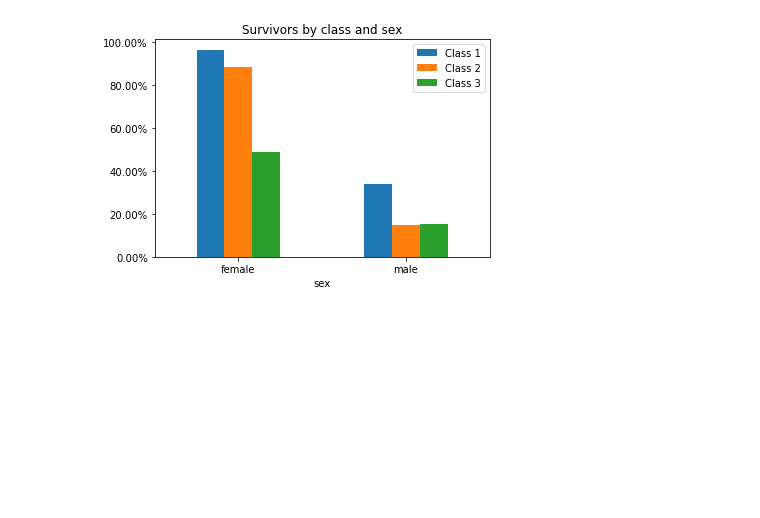
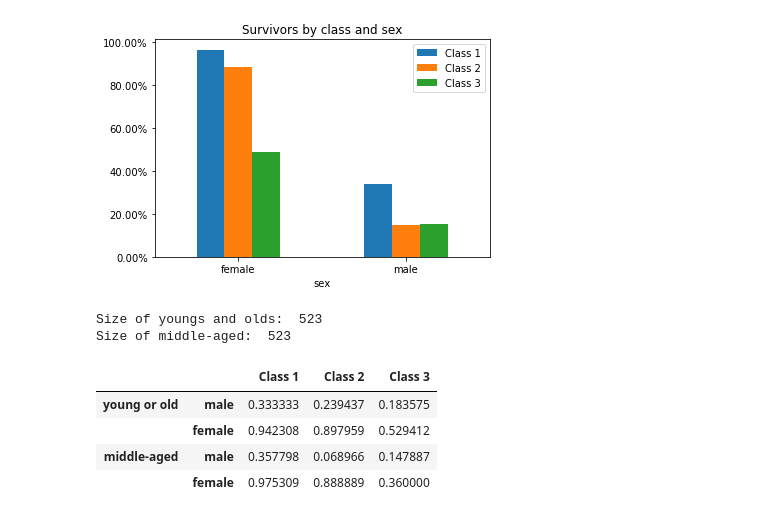
Before and after one commit to pmichele/ADA-Group, a Jupyter notebook: Michele/01 - Pandas and Data Wrangling/Homework 1.ipynb, the cells around one changed output. Cells and saved outputs as stored; diff of their text form; code cells hidden in the pictures; blank space fills up the shorter version.

```diff
--- a/Michele/01 - Pandas and Data Wrangling/Homework 1.ipynb
+++ b/Michele/01 - Pandas and Data Wrangling/Homework 1.ipynb
@@ -341,16 +331,50 @@ df.groupby(['pclass']).apply(plot_class_surv)
 # %%
 # Question 5
-data = pd.DataFrame(dtype=float)
-
-def plot_class(cls):
+def class_by_sex(cls, data):
     passengers = cls.groupby(['sex']).size()
     survivors = cls[cls['survived'] == 1].groupby(['sex']).size()
     perc = survivors / passengers
     data["Class " + str(cls['pclass'].iloc[0])] = perc
 
-df.groupby(['pclass']).apply(plot_class)
+data = pd.DataFrame(dtype=float)
+df.groupby(['pclass']).apply(class_by_sex, data)
 ax = data.plot(kind="bar", rot=0, title="Survivors by class and sex")
 vals = ax.get_yticks()
 res = ax.set_yticklabels(['{:3.2f}%'.format(x*100) for x in vals])
 # %% [output]
 [figure]
+# %%
+# Question 6
+def generate_result(data_yo, data_ma):
+    tuples = [("young or old", "male"),
+          ("young or old", "female"),
+          ("middle-aged", "male"),
+         ("middle-aged", "female")]
+    sex = ['male', 'female']
+    classes = ['Class 1', 'Class 2', 'Class 3']
+    data = pd.DataFrame(dtype=float, index=pd.MultiIndex.from_tuples(tuples))
+    for s in sex:
+        for cls in classes:
+            data.loc[('young or old', s), cls] = data_yo.loc[s, cls]
+    for s in sex:
+        for cls in classes:
+            data.loc[('middle-aged', s), cls] = data_ma.loc[s, cls]
+    return data
+
+data_yo = pd.DataFrame(dtype=float)
+data_ma = pd.DataFrame(dtype=float)
+yngs_and_olds = df[(df['age'] < 27) | (df['age'] > 57)]
+middle_aged = df[(df['age'] >= 27) & (df['age'] <= 57)]
+print("Size of youngs and olds: ", yngs_and_olds.shape[0])
+print("Size of middle-aged: ", middle_aged.shape[0])
+yngs_and_olds.groupby(['pclass']).apply(class_by_sex, data_yo)
+middle_aged.groupby(['pclass']).apply(class_by_sex, data_ma)
+generate_result(data_yo, data_ma)
+# %% [output]
+Size of youngs and olds:  523
+Size of middle-aged:  523
+|  |  | Class 1 | Class 2 | Class 3 |
+| young or old | male | 0.333333 | 0.239437 | 0.183575 |
+|  | female | 0.942308 | 0.897959 | 0.529412 |
+| middle-aged | male | 0.357798 | 0.068966 | 0.147887 |
+|  | female | 0.975309 | 0.888889 | 0.360000 |
```
Also changed, not shown: parts of 2 cells of this notebook.
